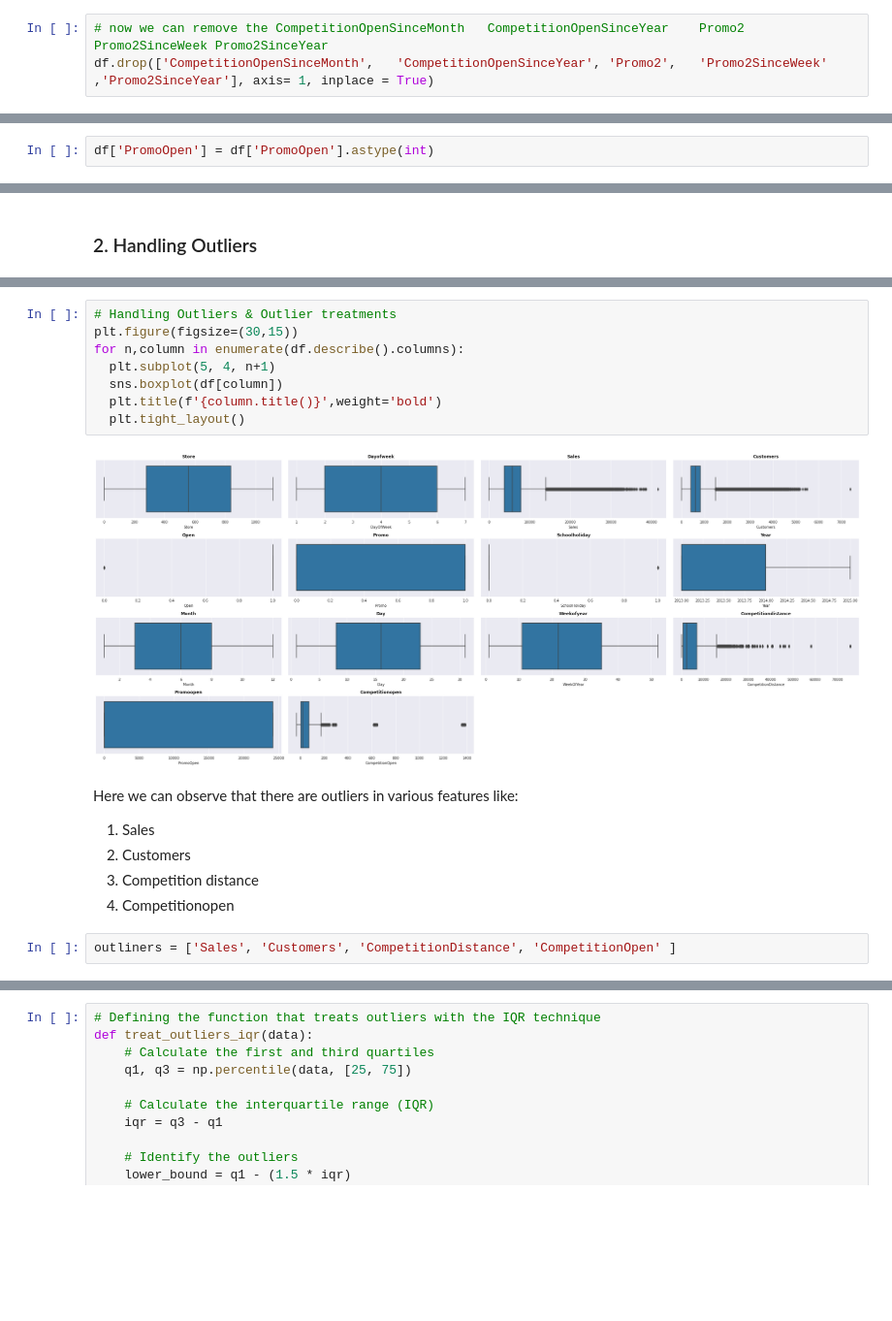
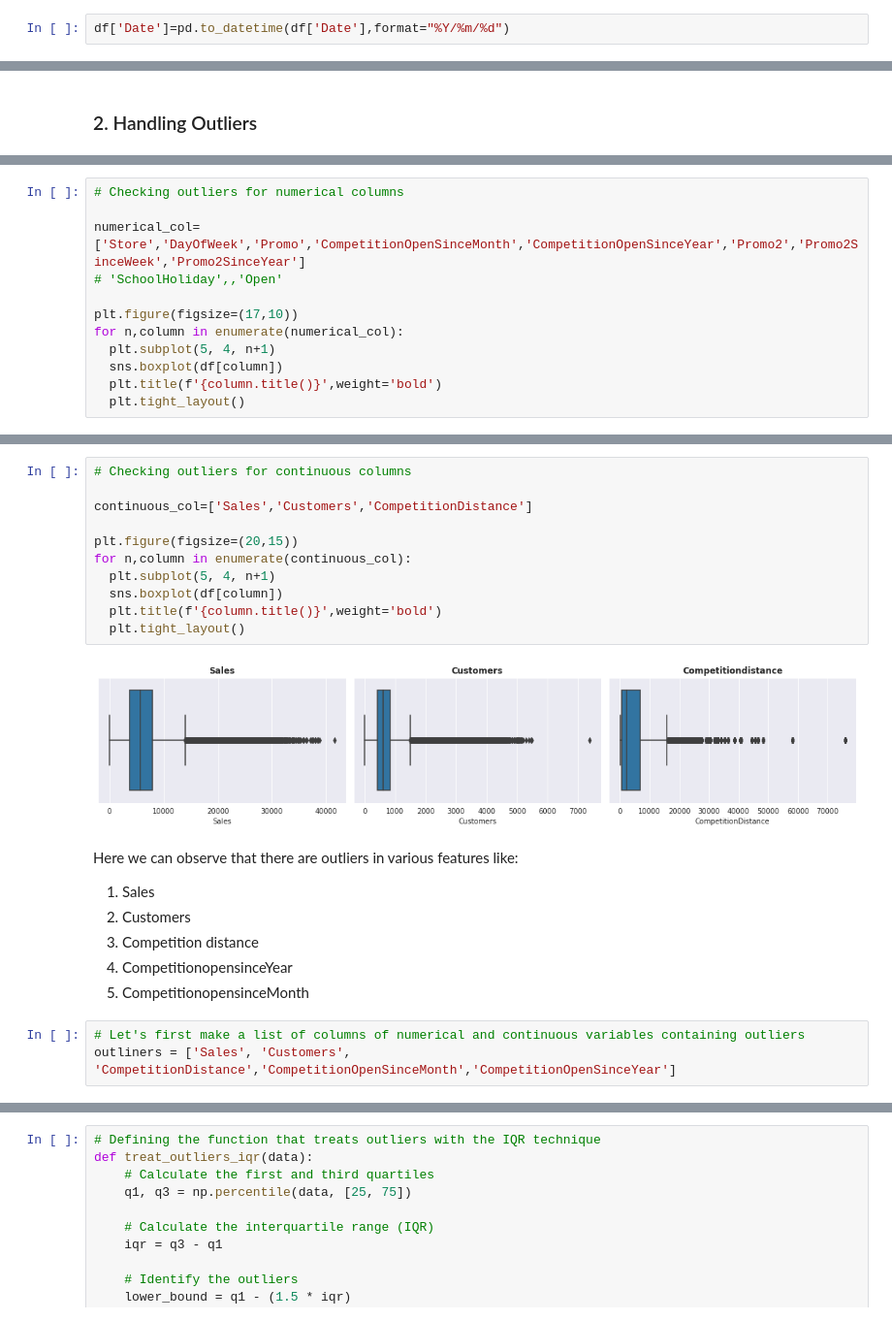
Before and after one commit to Ajay07pandey/Retail-sale-prediction-of-a-drug-store., a Jupyter notebook: Retail_sale_pridiction_analysis.ipynb, the cells around one changed output, grey strips where cells are left out. Shown at 97% size. Drawn from its saved outputs; the diff is of its cells as text; blank space fills up the shorter version.

```diff
--- a/Retail_sale_pridiction_analysis.ipynb
+++ b/Retail_sale_pridiction_analysis.ipynb
@@ -504,6 +581,5 @@ Here CompetitionOpen column has figures in negative which indicates that the sto
-# %%
-# now we can remove the CompetitionOpenSinceMonth	CompetitionOpenSinceYear	Promo2	Promo2SinceWeek	Promo2SinceYear
-df.drop(['CompetitionOpenSinceMonth',	'CompetitionOpenSinceYear',	'Promo2',	'Promo2SinceWeek'	,'Promo2SinceYear'], axis= 1, inplace = True)
+# %%
+df['Date']=pd.to_datetime(df['Date'],format="%Y/%m/%d")
 # %%
 df['PromoInterval']
 # %% [output]
@@ -541,6 +617,4 @@ dtypes: float64(1), int64(13), object(4)
 memory usage: 147.5+ MB
-# %%
-df['PromoOpen'] = df['PromoOpen'].astype(int)
 # %%
 # first view of our df dataset
 df.head()
@@ -1102,0 +1165,12 @@ sns.boxplot(df['Customers'])
+# %%
+# Checking outliers for numerical columns
+
+numerical_col=['Store','DayOfWeek','Promo','CompetitionOpenSinceMonth','CompetitionOpenSinceYear','Promo2','Promo2SinceWeek','Promo2SinceYear']
+# 'SchoolHoliday',,'Open'
+
+plt.figure(figsize=(17,10))
+for n,column in enumerate(numerical_col):
+  plt.subplot(5, 4, n+1)
+  sns.boxplot(df[column])
+  plt.title(f'{column.title()}',weight='bold')
+  plt.tight_layout()
@@ -1103,19 +1179,24 @@ sns.boxplot(df['Customers'])
 # %%
-# Handling Outliers & Outlier treatments
-plt.figure(figsize=(30,15))
-for n,column in enumerate(df.describe().columns):
+# Checking outliers for continuous columns
+
+continuous_col=['Sales','Customers','CompetitionDistance']
+
+plt.figure(figsize=(20,15))
+for n,column in enumerate(continuous_col):
   plt.subplot(5, 4, n+1)
   sns.boxplot(df[column])
   plt.title(f'{column.title()}',weight='bold')
   plt.tight_layout()
 # %% [output]
-[figure, old version]
+[figure, new version]
 # %% [markdown]
 Here we can observe that there are outliers in various features like:
 
 1. Sales
 2. Customers
 3. Competition distance
-4. Competitionopen
+4. CompetitionopensinceYear
+5. CompetitionopensinceMonth
-# %%
-outliners = ['Sales', 'Customers', 'CompetitionDistance', 'CompetitionOpen' ]
+# %%
+# Let's first make a list of columns of numerical and continuous variables containing outliers
+outliners = ['Sales', 'Customers', 'CompetitionDistance','CompetitionOpenSinceMonth','CompetitionOpenSinceYear']
```
Also changed, not shown: parts of 202 cells of this notebook.
